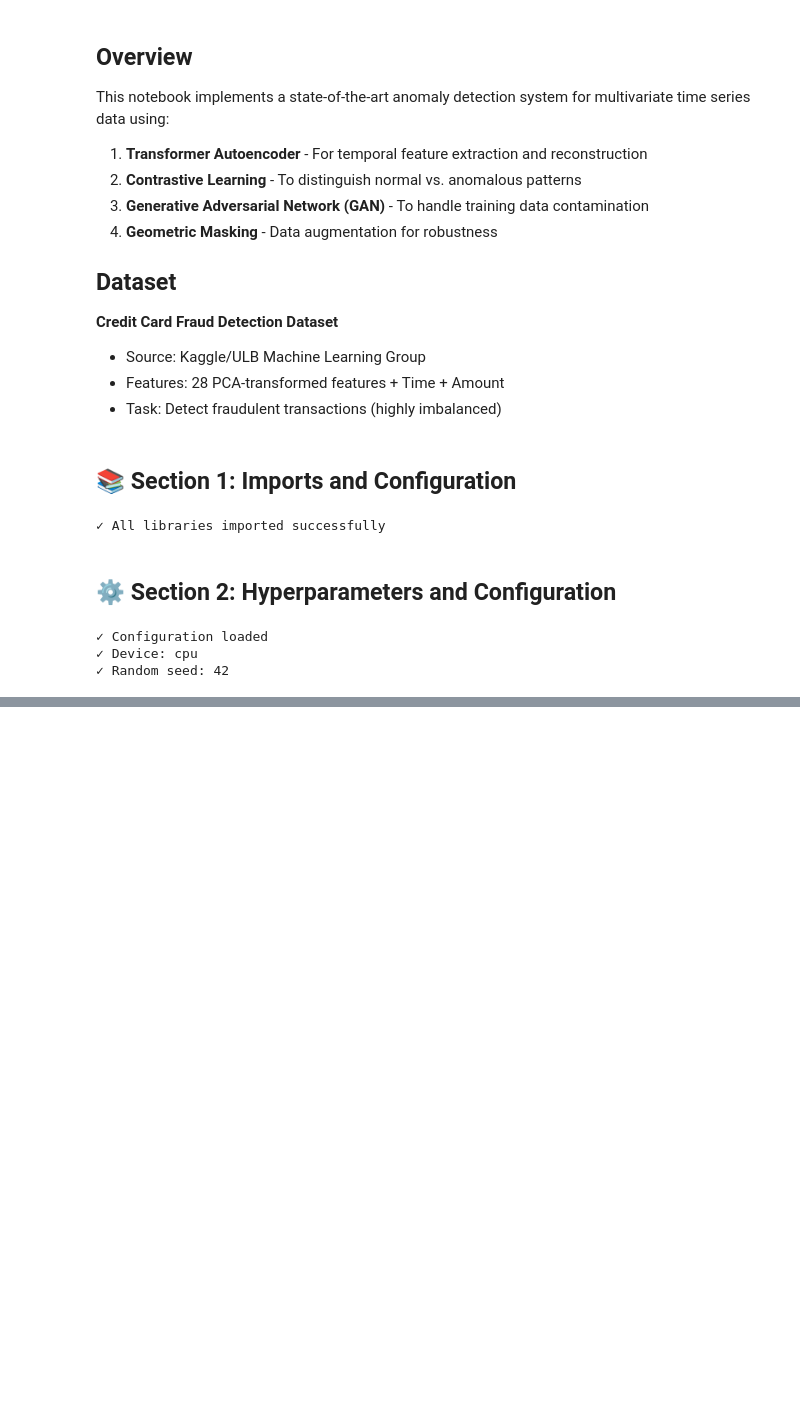
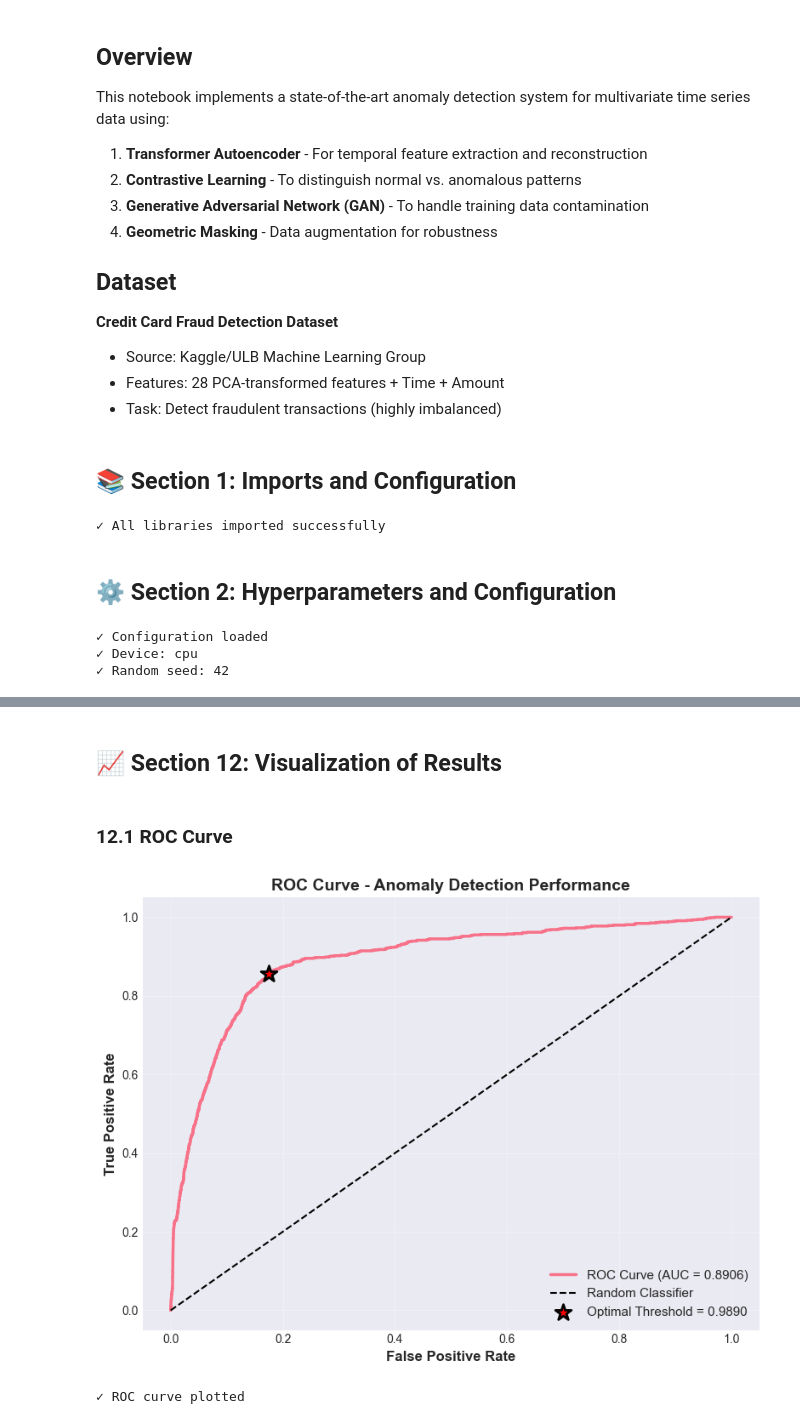
Before and after one commit to ChaudaryAbdullah/Credit-Card-Fraud-Anomaly-Detection, a Jupyter notebook: main.ipynb, the cells around one changed output, grey strips where cells are left out. Cells and saved outputs as stored; diff of their text form; code cells hidden in the pictures; blank space fills up the shorter version.

```diff
--- a/main.ipynb
+++ b/main.ipynb
@@ -131,0 +1030,30 @@ dfdvfd
+# %% [markdown]
+ ## 📈 Section 12: Visualization of Results
+# %% [markdown]
+
+ ### 12.1 ROC Curve
+# %%
+
+# ============================================================================
+# PLOT ROC CURVE
+# ============================================================================
+
+plt.figure(figsize=(8, 6))
+plt.plot(fpr, tpr, linewidth=2.5, label=f'ROC Curve (AUC = {roc_auc:.4f})')
+plt.plot([0, 1], [0, 1], 'k--', linewidth=1.5, label='Random Classifier')
+plt.scatter(fpr[optimal_idx], tpr[optimal_idx], s=200, c='red', marker='*',
+            edgecolors='black', linewidths=2, zorder=5,
+            label=f'Optimal Threshold = {optimal_threshold:.4f}')
+
+plt.xlabel('False Positive Rate', fontsize=12, fontweight='bold')
+plt.ylabel('True Positive Rate', fontsize=12, fontweight='bold')
+plt.title('ROC Curve - Anomaly Detection Performance', fontsize=14, fontweight='bold')
+plt.legend(loc='lower right', fontsize=11)
+plt.grid(True, alpha=0.3)
+plt.tight_layout()
+plt.show()
+
+print("✓ ROC curve plotted")
+# %% [output]
+[figure, added]
+✓ ROC curve plotted
```
Also changed, not shown: parts of 48 cells of this notebook, 4 other files.
